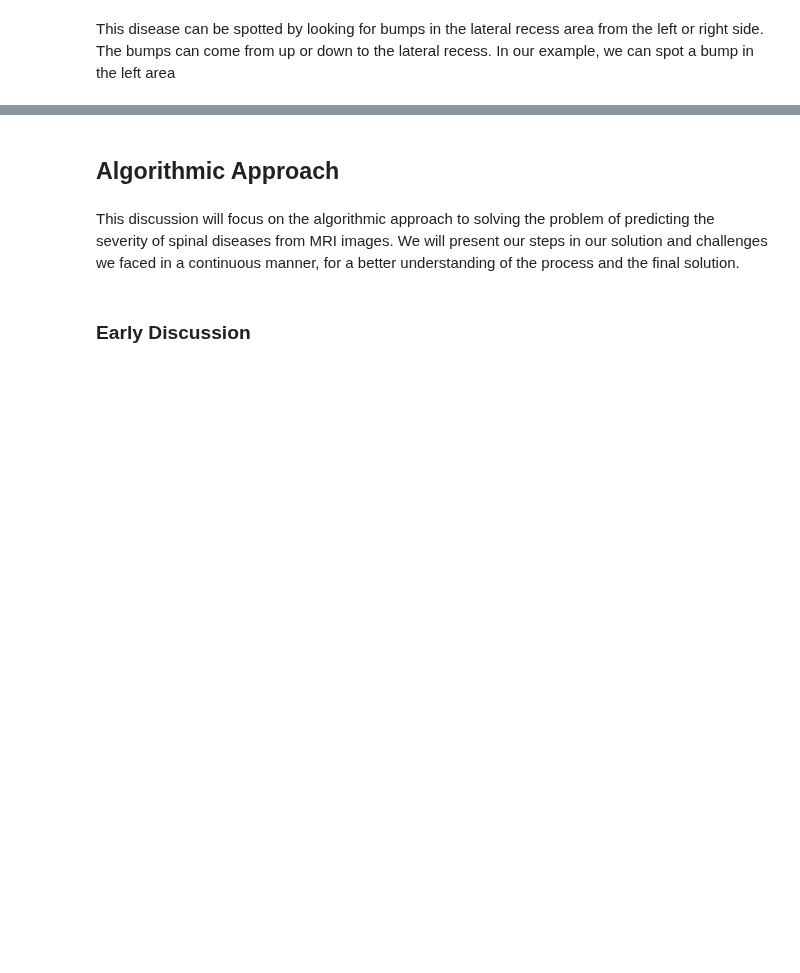
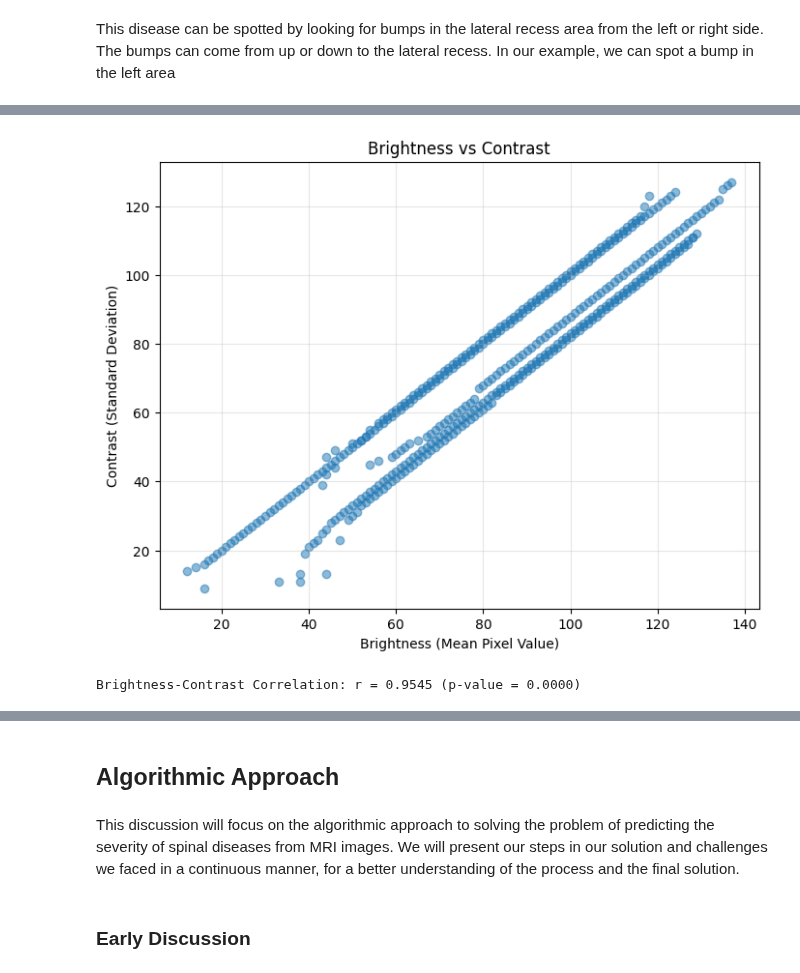
Before and after one commit to ofir-paz/Openu-DS-Workshop, a Jupyter notebook: workshop.ipynb, the cells around one changed output, grey strips where cells are left out. Cells and saved outputs as stored; diff of their text form; code cells hidden in the pictures; blank space fills up the shorter version.

```diff
--- a/workshop.ipynb
+++ b/workshop.ipynb
@@ -1378,0 +1527,44 @@ Processed 0 batches
+# %%
+import numpy as np
+import matplotlib.pyplot as plt
+import scipy.stats as stats
+
+brightness_flat = []
+contrast_flat = []
+
+# Ensure both lists are the same length
+for condition in brightness_values_per_condition.keys():
+    brightness_values = list(brightness_values_per_condition[condition])
+    contrast_values = list(contrast_values_per_condition.get(condition, []))  # Handle missing conditions
+
+    # Take only the minimum length to avoid mismatched pairs
+    min_length = min(len(brightness_values), len(contrast_values))
+
+    if min_length > 0:
+        brightness_flat.extend(brightness_values[:min_length])
+        contrast_flat.extend(contrast_values[:min_length])
+
+
+brightness_flat = np.array(brightness_flat)
+contrast_flat = np.array(contrast_flat)
+
+# Ensure both arrays are non-empty and have at least 2 values
+if len(brightness_flat) > 1 and len(contrast_flat) > 1:
+    # Compute Pearson correlation coefficient
+    correlation, p_value = stats.pearsonr(brightness_flat, contrast_flat)
+
+    # Scatter plot to visualize correlation
+    plt.figure(figsize=(8, 6))
+    plt.scatter(brightness_flat, contrast_flat, alpha=0.5)
+    plt.xlabel("Brightness (Mean Pixel Value)")
+    plt.ylabel("Contrast (Standard Deviation)")
+    plt.title("Brightness vs Contrast")
+    plt.grid(True, alpha=0.3)
+    plt.show()
+
+    print(f"Brightness-Contrast Correlation: r = {correlation:.4f} (p-value = {p_value:.4f})")
+else:
+    print("Not enough data to compute Pearson correlation.")
+# %% [output]
+[figure, added]
+Brightness-Contrast Correlation: r = 0.9545 (p-value = 0.0000)
```
Also changed, not shown: parts of 18 cells of this notebook, 2 other files.
